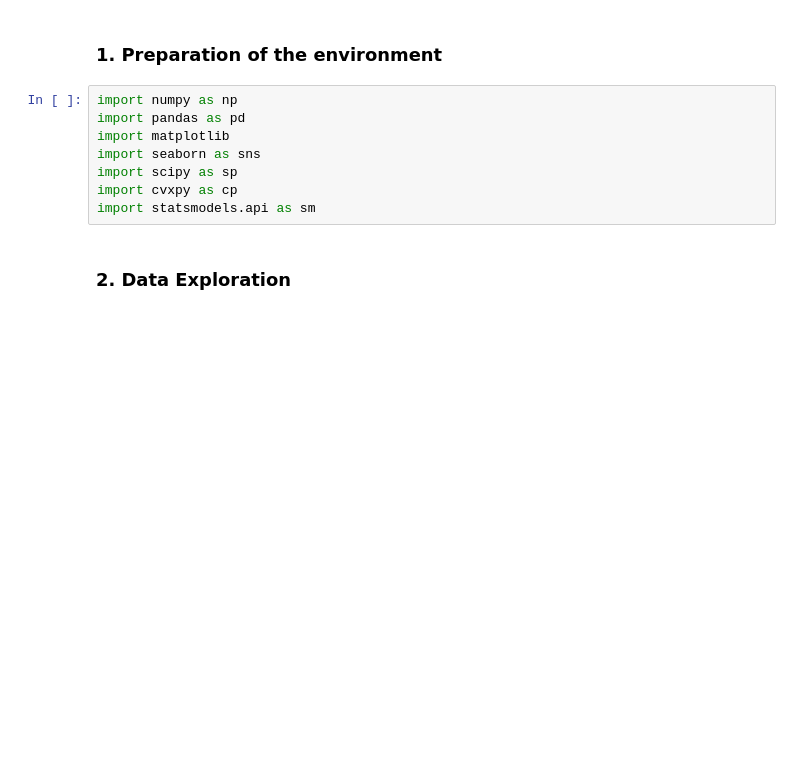
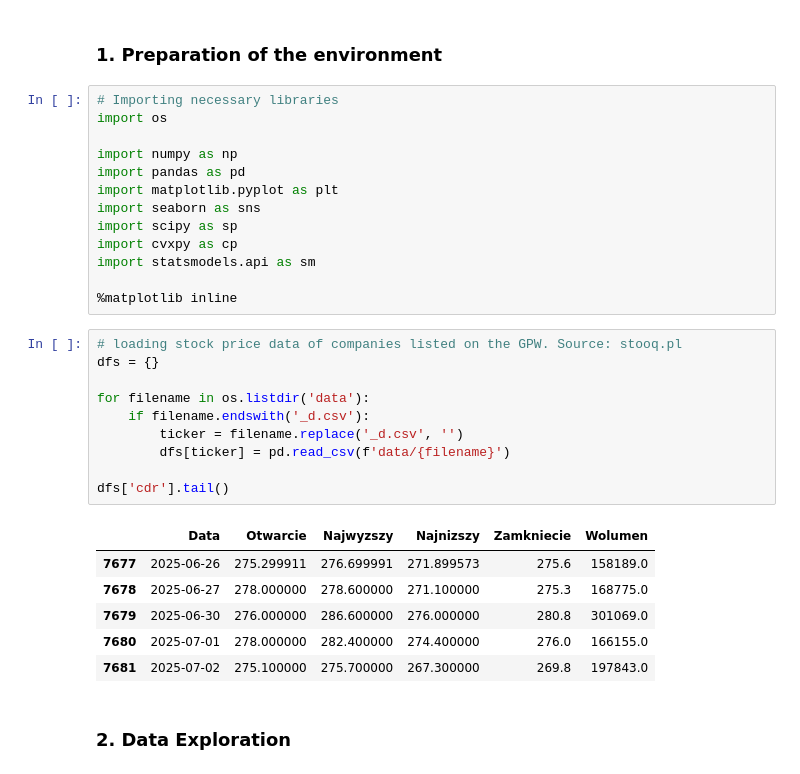
Before and after one commit to Baginsss/Gamedev-Stocks-Data-Analysis, a Jupyter notebook: main.ipynb, the cells around one changed output. Saved outputs shown, nothing was run; the diff lists cells and outputs as text; blank space fills up the shorter version.

```diff
--- a/main.ipynb
+++ b/main.ipynb
@@ -5,12 +5,34 @@ Tu napisać wstęp i cele projektu
 # %% [markdown]
 ### 1. Preparation of the environment
 # %%
+# Importing necessary libraries
+import os
+
 import numpy as np
 import pandas as pd
-import matplotlib
+import matplotlib.pyplot as plt
 import seaborn as sns
 import scipy as sp
 import cvxpy as cp
 import statsmodels.api as sm
+
+%matplotlib inline
+# %%
+# loading stock price data of companies listed on the GPW. Source: stooq.pl
+dfs = {}
+
+for filename in os.listdir('data'):
+    if filename.endswith('_d.csv'):
+        ticker = filename.replace('_d.csv', '')
+        dfs[ticker] = pd.read_csv(f'data/{filename}')
+
+dfs['cdr'].tail()
+# %% [output]
+|  | Data | Otwarcie | Najwyzszy | Najnizszy | Zamkniecie | Wolumen |
+| 7677 | 2025-06-26 | 275.299911 | 276.699991 | 271.899573 | 275.6 | 158189.0 |
+| 7678 | 2025-06-27 | 278.000000 | 278.600000 | 271.100000 | 275.3 | 168775.0 |
+| 7679 | 2025-06-30 | 276.000000 | 286.600000 | 276.000000 | 280.8 | 301069.0 |
+| 7680 | 2025-07-01 | 278.000000 | 282.400000 | 274.400000 | 276.0 | 166155.0 |
+| 7681 | 2025-07-02 | 275.100000 | 275.700000 | 267.300000 | 269.8 | 197843.0 |
 # %% [markdown]
 ### 2. Data Exploration
```
Also changed, not shown: parts of 6 cells of this notebook.
